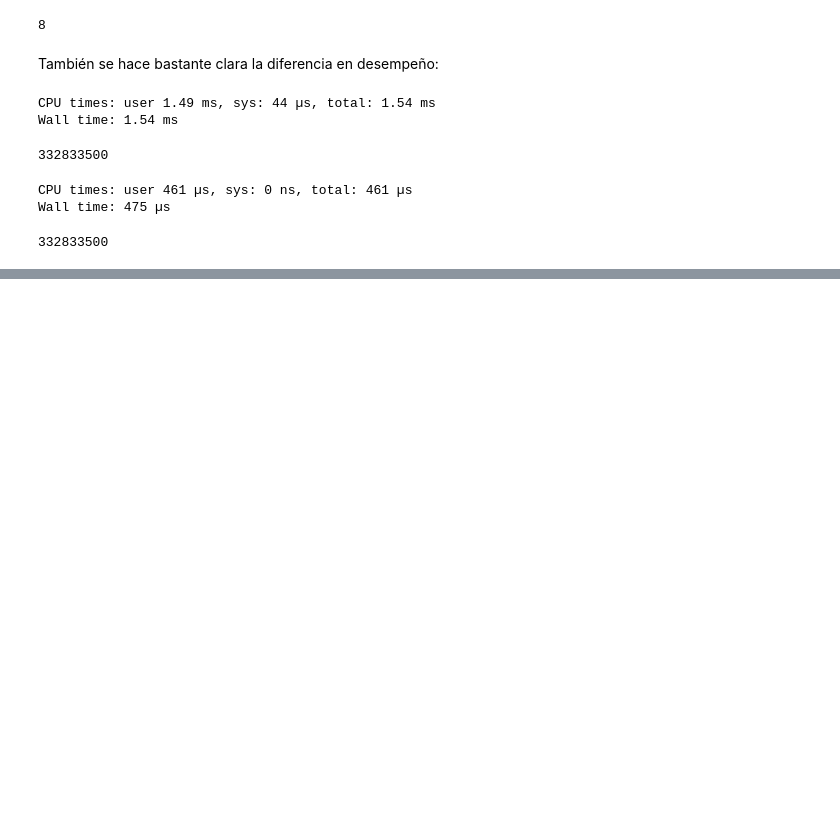
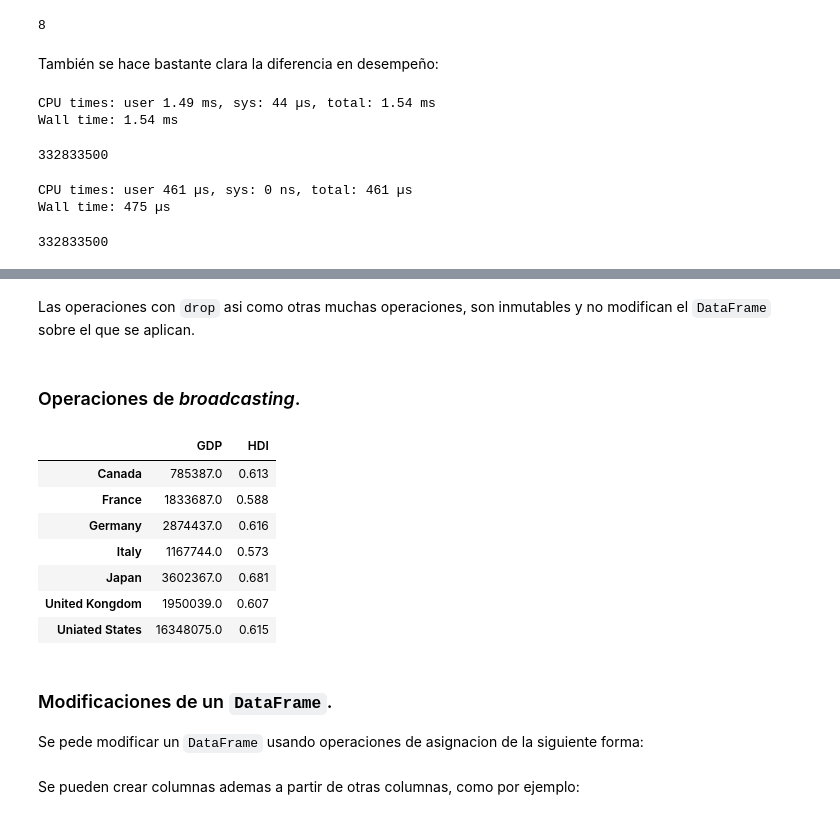
Before and after one commit to Ryuta2329/course-notes, a Jupyter notebook: fCC_data_analysis_python.ipynb, the cells around one changed output, grey strips where cells are left out. Saved outputs shown, nothing was run; the diff lists cells and outputs as text; code cells hidden in the pictures; blank space fills up the shorter version.

````diff
--- a/fCC_data_analysis_python.ipynb
+++ b/fCC_data_analysis_python.ipynb
@@ -127,0 +334,20 @@ array([0.51826869, 0.54468613])
+# %% [markdown]
+Las operaciones con ```drop``` asi como otras muchas operaciones, son inmutables y no modifican el ```DataFrame``` sobre el que se aplican.
+# %% [markdown]
+### Operaciones de _broadcasting_.
+# %%
+crisis = pd.Series([-1_000_000, -0.3], index=['GDP', 'HDI'])
+df[['GDP', 'HDI']] + crisis
+# %% [output]
+|  | GDP | HDI |
+| Canada | 785387.0 | 0.613 |
+| France | 1833687.0 | 0.588 |
+| Germany | 2874437.0 | 0.616 |
+| Italy | 1167744.0 | 0.573 |
+| Japan | 3602367.0 | 0.681 |
+| United Kongdom | 1950039.0 | 0.607 |
+| Uniated States | 16348075.0 | 0.615 |
+# %% [markdown]
+### Modificaciones de un ```DataFrame```.
+
+Se pede modificar un ```DataFrame``` usando operaciones de asignacion de la siguiente forma:
@@ -127,0 +360,2 @@ array([0.51826869, 0.54468613])
+# %% [markdown]
+Se pueden crear columnas ademas a partir de otras columnas, como por ejemplo:
````
Also changed, not shown: parts of 47 cells of this notebook.
